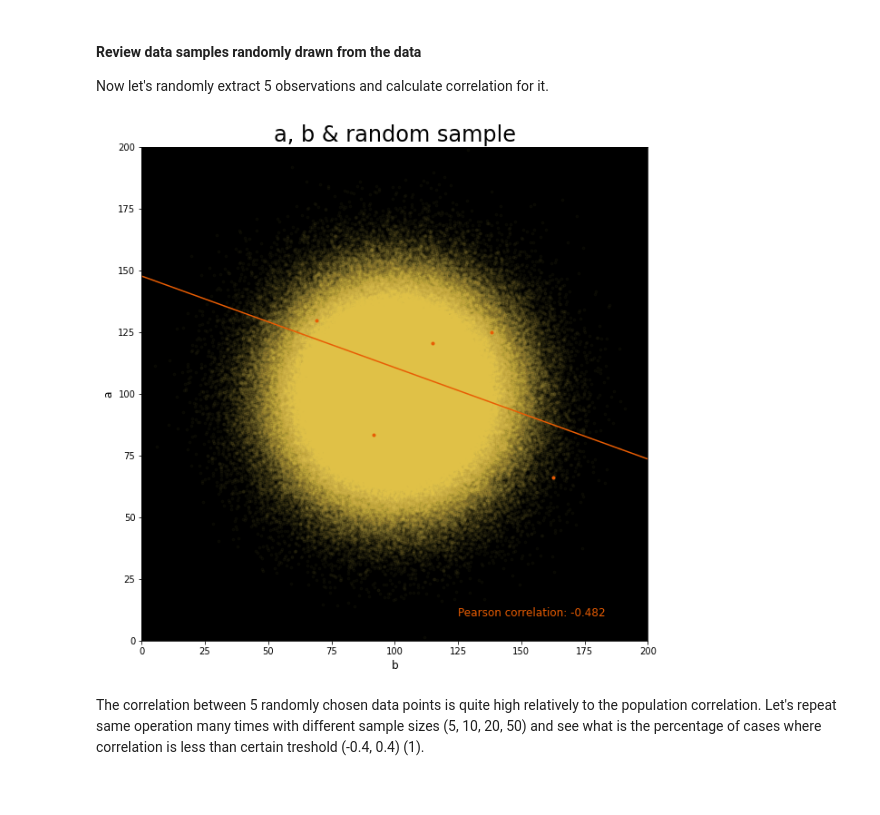
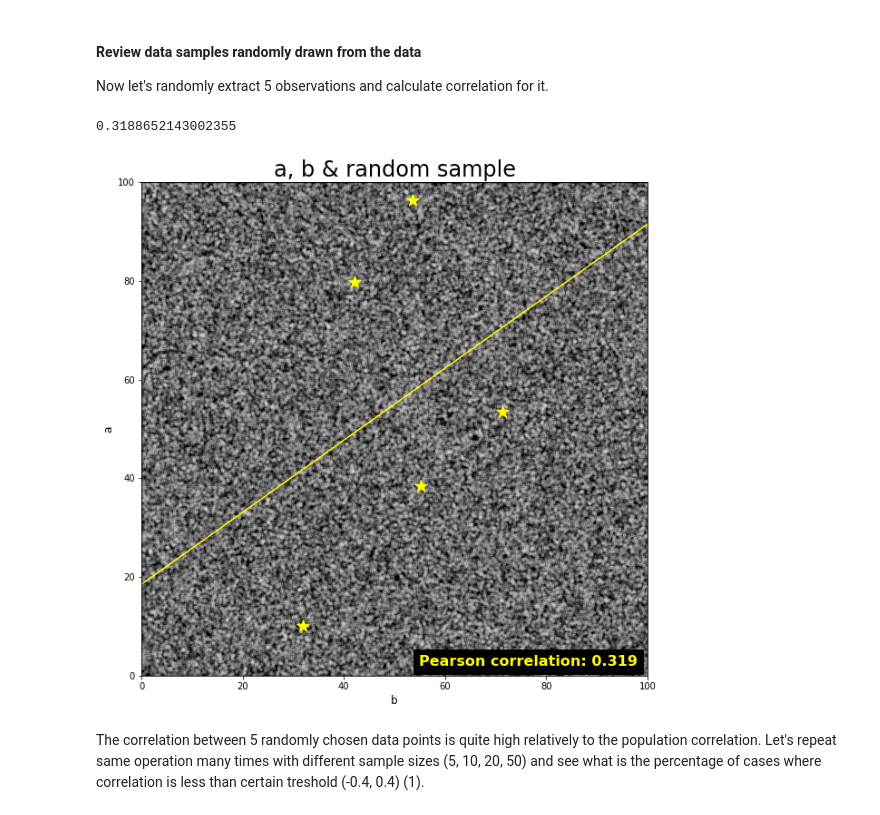
Before and after one commit to densokalau/statistics, a Jupyter notebook: notebooks/1_sample_size_and_confidence.ipynb, the cells around one changed output. Saved outputs shown, nothing was run; the diff lists cells and outputs as text; code cells hidden in the pictures.

```diff
--- a/notebooks/1_sample_size_and_confidence.ipynb
+++ b/notebooks/1_sample_size_and_confidence.ipynb
@@ -14,7 +14,7 @@ Let's generate 1,000,000 observations drawn from the normal distribution with me
 # %%
-# draw samples from normal distribution
-a = stats.norm.rvs(loc=100, scale=20, size=1000000)
-b = stats.norm.rvs(loc=100, scale=20, size=1000000)
+# draw samples from uniform distribution
+a = stats.uniform.rvs(loc=0, scale=100, size=100000)
+b = stats.uniform.rvs(loc=0, scale=100, size=100000)
 
 # calculate Pearson correlation
 cor = stats.pearsonr(x=a, y=b)[0]
@@ -49,29 +48,40 @@ b_i = b[i]
 
 # calculate correlation
 cor = stats.pearsonr(x=a_i, y=b_i)[0]
+print(cor)
+# %% [output]
+0.3188652143002355
 # %%
 model = LinearRegression()
 model.fit(np.reshape(b_i, (len(b_i), 1)), a_i)
 
-b_new = np.linspace(0, 200, 100)
+b_new = np.linspace(0, 100, 100)
 a_new = model.predict(b_new[:, np.newaxis])
 
 # plot the data
 fig = plt.figure(figsize=(10, 10))
 ax = fig.add_subplot(1, 1, 1)
-ax.scatter(x=b, y=a, marker='.', color='#ffe066', alpha=0.03)
-ax.scatter(x=b_i, y=a_i, marker='.', color='#e85d04')
-ax.plot(b_new, a_new, color='#e85d04')
-ax.text(s='Pearson correlation: {}'.format(round(cor, 3)), x=125, y=10, color='#e85d04', fontsize=12)
+ax.scatter(x=b, y=a, marker='.', color='white', alpha=0.1)
+ax.scatter(x=b_i, y=a_i, marker='*', color='yellow', s=200)
+ax.plot(b_new, a_new, color='yellow')
+ax.text(
+    s='Pearson correlation: {}'.format(round(cor, 3)),
+    x=98,
+    y=2,
+    color='yellow',
+    backgroundcolor='black',
+    fontsize=16,
+    fontweight='bold',
+    horizontalalignment='right')
 ax.set_facecolor('black')
-plt.xlim(0, 200)
-plt.ylim(0, 200)
+plt.xlim(0, 100)
+plt.ylim(0, 100)
 plt.xlabel('b', fontsize=12)
 plt.ylabel('a', fontsize=12)
 plt.title('a, b & random sample', fontsize=24)
 plt.show();
 # %% [output]
-[figure, old version]
+[figure, new version]
 # %% [markdown]
 The correlation between 5 randomly chosen data points is quite high relatively to the population correlation. Let's repeat same operation many times with different sample sizes (5, 10, 20, 50) and see what is the percentage of cases where correlation is less than certain treshold (-0.4, 0.4) (1).
 # %%
```
Also changed, not shown: parts of 3 cells of this notebook.
